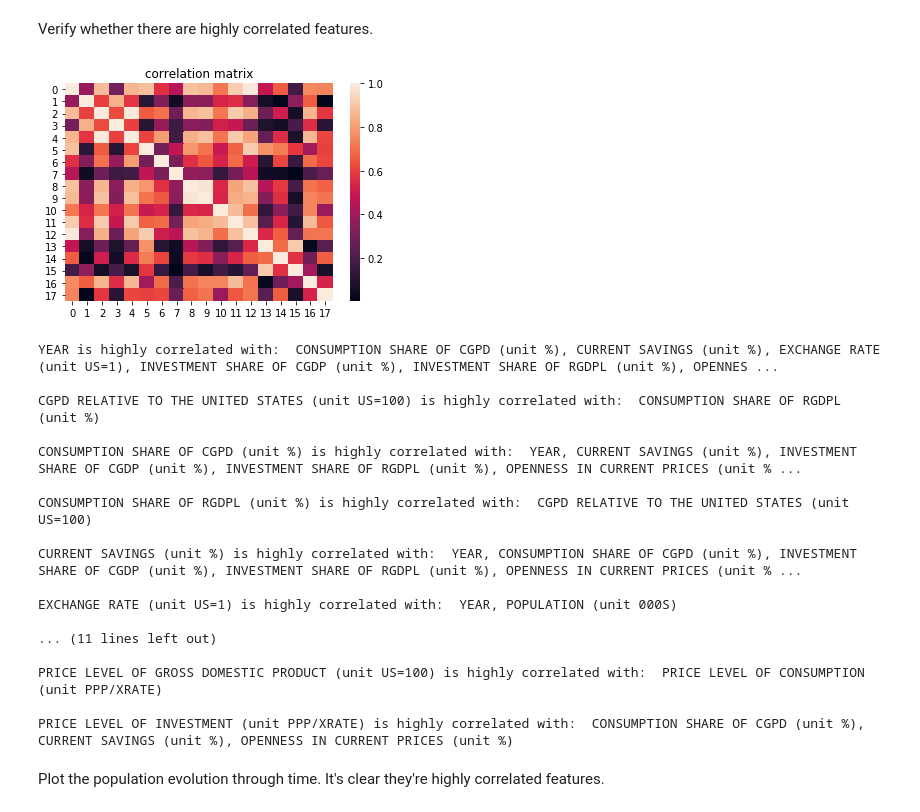
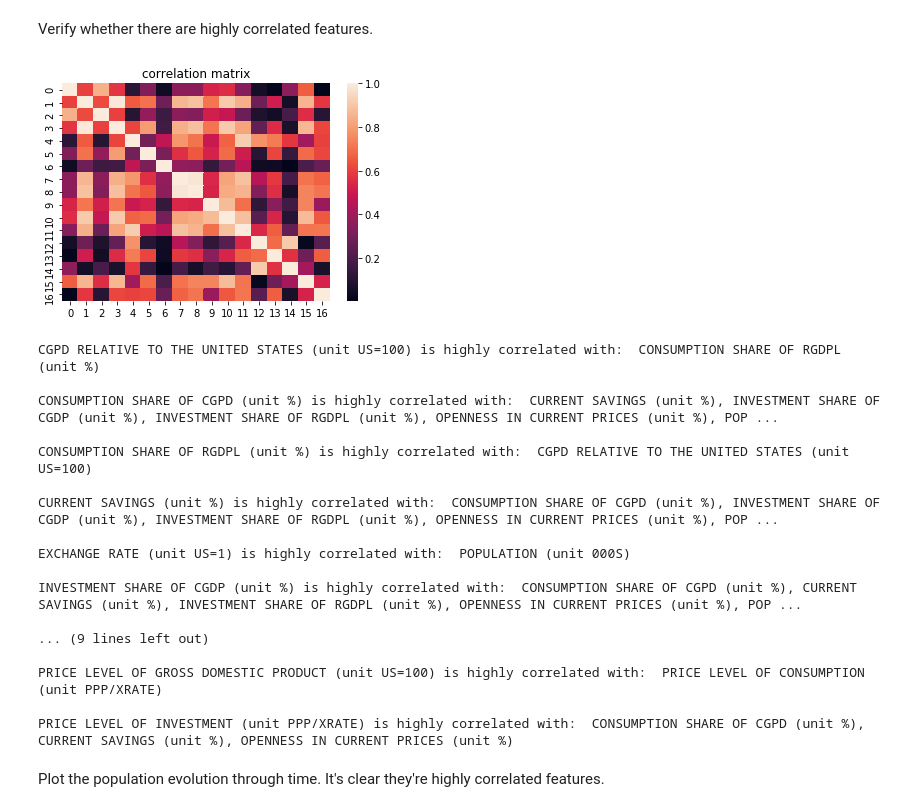
Before and after one commit to NizarGhandri/GDP, a Jupyter notebook: notebooks/tunisia_model.ipynb, the cells around one changed output. Saved outputs shown, nothing was run; the diff lists cells and outputs as text; code cells hidden in the pictures.

```diff
--- a/notebooks/tunisia_model.ipynb
+++ b/notebooks/tunisia_model.ipynb
@@ -58,7 +58,7 @@ plt.show()
 # %% [markdown]
 Split the dataset into a matrix `X` for the features and a vector `y` for the labels.
 # %%
-X, y = X_y_from_dataset(dataset)
-
+ds = dataset.drop(columns=["YEAR"])
+X, y = X_y_from_dataset(dataset.drop(columns=["YEAR"]))
 print("We have", X.shape[0], "data points and", X.shape[1], "features")
 # %% [output]
@@ -68,31 +87,31 @@ Verify whether there are highly correlated features.
 # %%
 correlation_matrix = np.abs(np.corrcoef(X, rowvar=False))
 
 sns.heatmap(correlation_matrix)
 plt.title("correlation matrix")
 plt.show()
 
 mask = correlation_matrix > 0.8
 np.fill_diagonal(mask, False)
 for i, m in enumerate(mask):
     if (sum(m) != 0):
-        print(dataset.columns[i], "is highly correlated with: ",
-              ", ".join(dataset.columns[np.append(m, False)]), "\n")
+        print(ds.columns[i], "is highly correlated with: ",
+              ", ".join(ds.columns[np.append(m, [False])]), "\n")
 # %% [output]
-[figure, old version]
+[figure, new version]
-YEAR is highly correlated with:  CONSUMPTION SHARE OF CGPD (unit %), CURRENT SAVINGS (unit %), EXCHANGE RATE (unit US=1), INVESTMENT SHARE OF CGDP (unit %), INVESTMENT SHARE OF RGDPL (unit %), OPENNES ...
-
 CGPD RELATIVE TO THE UNITED STATES (unit US=100) is highly correlated with:  CONSUMPTION SHARE OF RGDPL (unit %)
 
-CONSUMPTION SHARE OF CGPD (unit %) is highly correlated with:  YEAR, CURRENT SAVINGS (unit %), INVESTMENT SHARE OF CGDP (unit %), INVESTMENT SHARE OF RGDPL (unit %), OPENNESS IN CURRENT PRICES (unit % ...
+CONSUMPTION SHARE OF CGPD (unit %) is highly correlated with:  CURRENT SAVINGS (unit %), INVESTMENT SHARE OF CGDP (unit %), INVESTMENT SHARE OF RGDPL (unit %), OPENNESS IN CURRENT PRICES (unit %), POP ...
 
 CONSUMPTION SHARE OF RGDPL (unit %) is highly correlated with:  CGPD RELATIVE TO THE UNITED STATES (unit US=100)
 
-CURRENT SAVINGS (unit %) is highly correlated with:  YEAR, CONSUMPTION SHARE OF CGPD (unit %), INVESTMENT SHARE OF CGDP (unit %), INVESTMENT SHARE OF RGDPL (unit %), OPENNESS IN CURRENT PRICES (unit % ...
+CURRENT SAVINGS (unit %) is highly correlated with:  CONSUMPTION SHARE OF CGPD (unit %), INVESTMENT SHARE OF CGDP (unit %), INVESTMENT SHARE OF RGDPL (unit %), OPENNESS IN CURRENT PRICES (unit %), POP ...
 
-EXCHANGE RATE (unit US=1) is highly correlated with:  YEAR, POPULATION (unit 000S)
+EXCHANGE RATE (unit US=1) is highly correlated with:  POPULATION (unit 000S)
 
-... (11 lines left out)
+INVESTMENT SHARE OF CGDP (unit %) is highly correlated with:  CONSUMPTION SHARE OF CGPD (unit %), CURRENT SAVINGS (unit %), INVESTMENT SHARE OF RGDPL (unit %), OPENNESS IN CURRENT PRICES (unit %), POP ...
+
+... (9 lines left out)
 
 PRICE LEVEL OF GROSS DOMESTIC PRODUCT (unit US=100) is highly correlated with:  PRICE LEVEL OF CONSUMPTION (unit PPP/XRATE)
 
```
Also changed, not shown: parts of 41 cells of this notebook, 1 other file.
